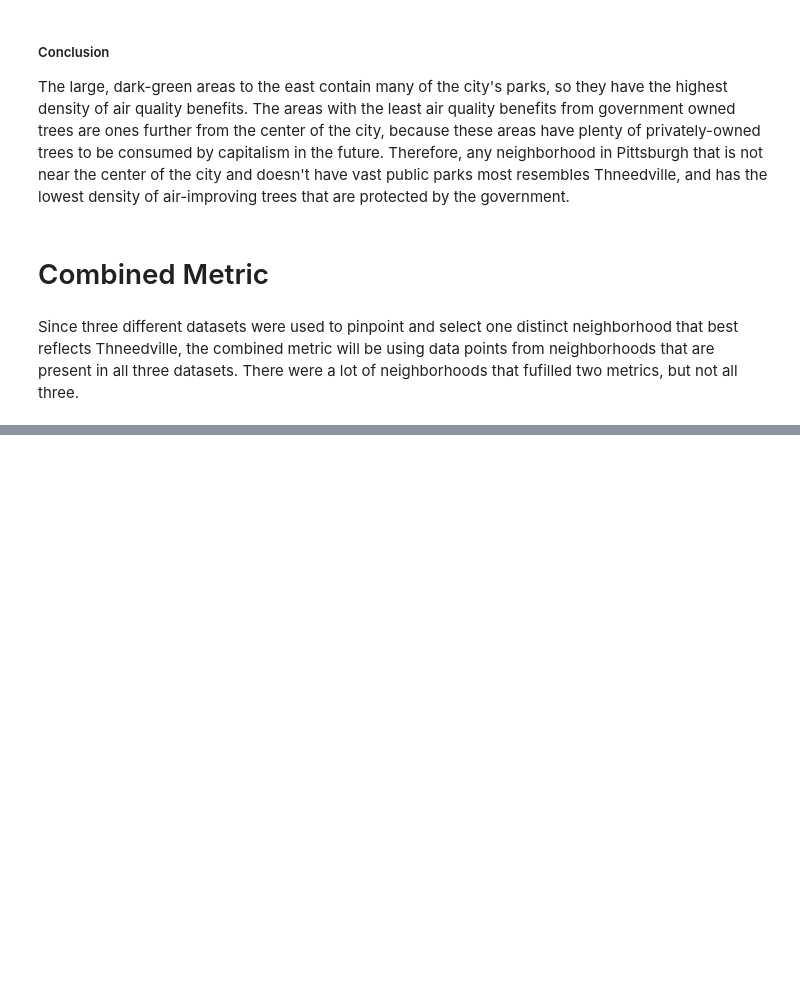
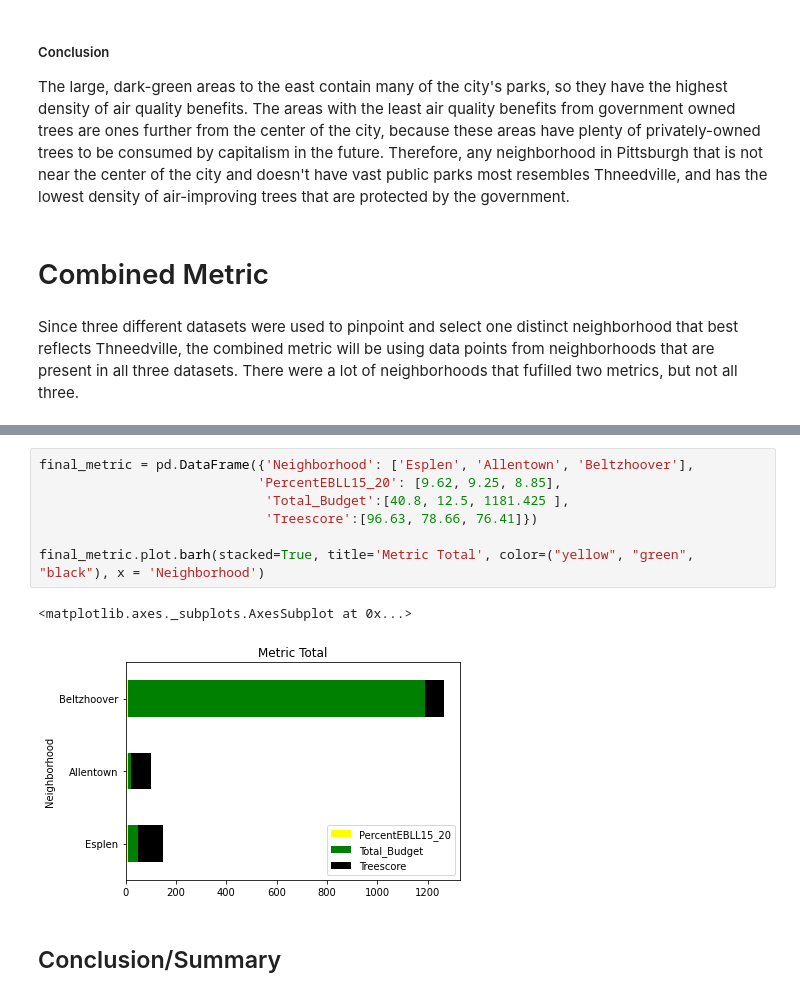
Before and after one commit to JNyashaT/CMPINF0010_Final_Project, a Jupyter notebook: Combined_Notebook (4).ipynb, the cells around one changed output, grey strips where cells are left out. Cells and saved outputs as stored; diff of their text form; blank space fills up the shorter version.

```diff
--- a/Combined_Notebook (4).ipynb
+++ b/Combined_Notebook (4).ipynb
@@ -381,0 +421,12 @@ Those neighborhoods include: Esplen, St. Claire, Spring Garden, Allentown, and B
+# %%
+final_metric = pd.DataFrame({'Neighborhood': ['Esplen', 'Allentown', 'Beltzhoover'],
+                            'PercentEBLL15_20': [9.62, 9.25, 8.85],
+                             'Total_Budget':[40.8, 12.5, 1181.425 ],
+                             'Treescore':[96.63, 78.66, 76.41]})
+
+final_metric.plot.barh(stacked=True, title='Metric Total', color=("yellow", "green", "black"), x = 'Neighborhood')
+# %% [output]
+<matplotlib.axes._subplots.AxesSubplot at 0x...>
+[figure, added]
+# %% [markdown]
+## Conclusion/Summary
```
Also changed, not shown: parts of 13 cells of this notebook.
